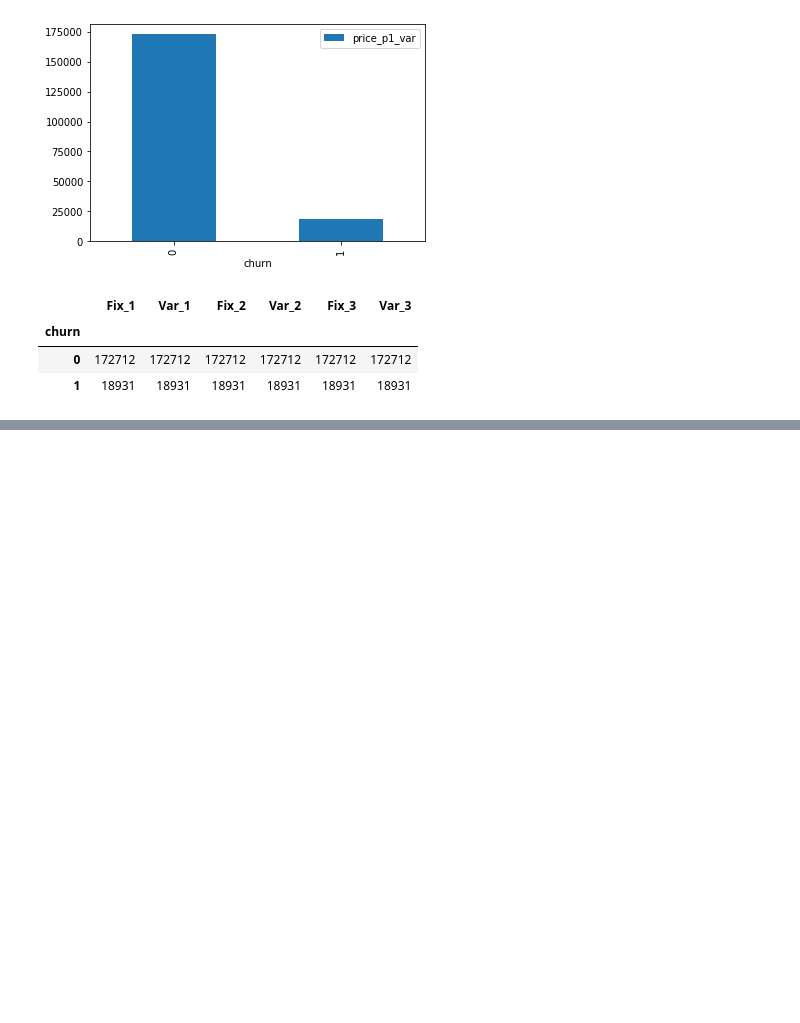
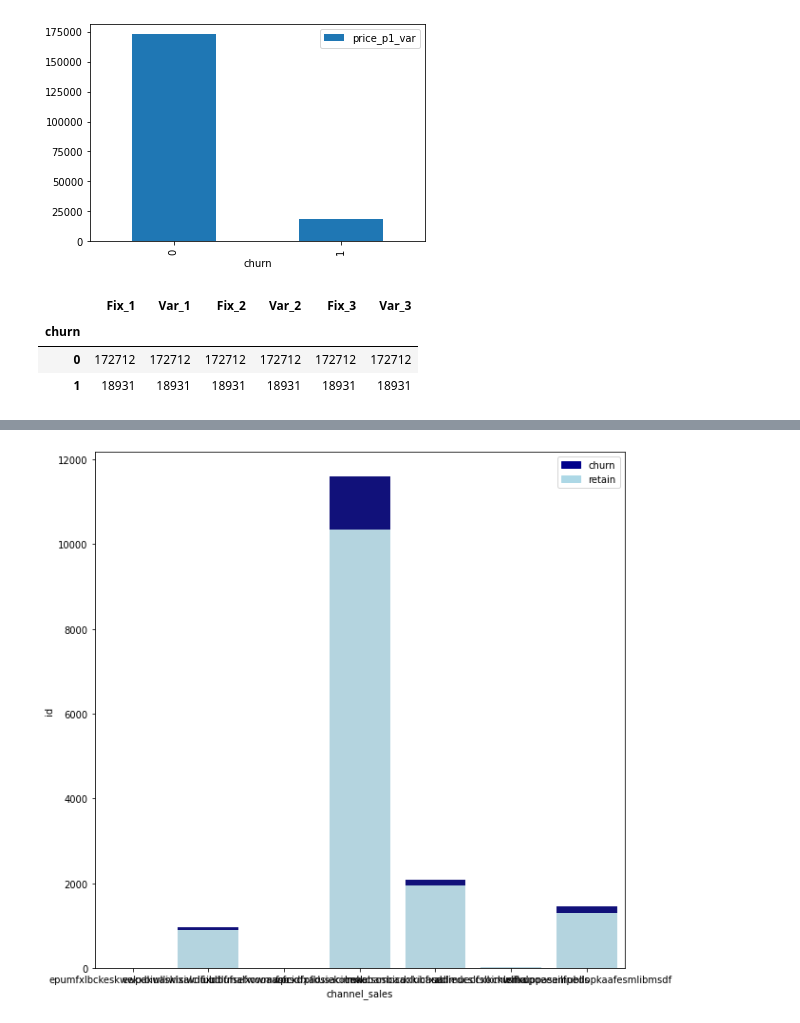
Before and after one commit to Tramnddle/TramProjects, a Jupyter notebook: BCG's data science & advanced analytics program/PowerCo Exploratory Analysis.ipynb, the cells around one changed output, grey strips where cells are left out. Drawn from its saved outputs; the diff is of its cells as text; code cells hidden in the pictures; blank space fills up the shorter version.

```diff
--- a/BCG's data science & advanced analytics program/PowerCo Exploratory Analysis.ipynb
+++ b/BCG's data science & advanced analytics program/PowerCo Exploratory Analysis.ipynb
@@ -612,0 +627,5 @@ plt.show()
+# %%
+
+Retain=df_data_churn[df_data_churn['churn']==0].groupby('channel_sales')['id'].count().to_frame()
+Retain=pd.concat([Retain,Retain.index.to_frame()], axis =1)
+Retain
@@ -612,0 +642,4 @@ plt.show()
+# %%
+Total_cs=df_data_churn.groupby('channel_sales')['id'].count().to_frame()
+Total_cs=pd.concat([Total_cs,Total_cs.index.to_frame()], axis =1)
+Total_cs
@@ -612,0 +656,16 @@ plt.show()
+# %%
+import matplotlib.patches as mpatches
+
+plt.figure(figsize=(10,10)) #<- them figsize de chinh kich co
+# Stackbar can 1 cai la gia tri tong
+bar1 = sns.barplot(data = Total_cs, x = 'channel_sales', y ='id', color = 'darkblue' ) # Tong cap
+bar2 = sns.barplot(data = Retain, x = 'channel_sales', y ='id', color = 'lightblue' )# Wind cap
+
+# Them 1 so customize de hien legend
+top = mpatches.Patch(color = 'darkblue', label = 'churn')
+bottom = mpatches.Patch(color = 'lightblue', label = 'retain')
+
+plt.legend(handles = [top, bottom])
+plt.show()
+# %% [output]
+[figure, added]
```
Also changed, not shown: parts of 35 cells of this notebook, 1 other file.
